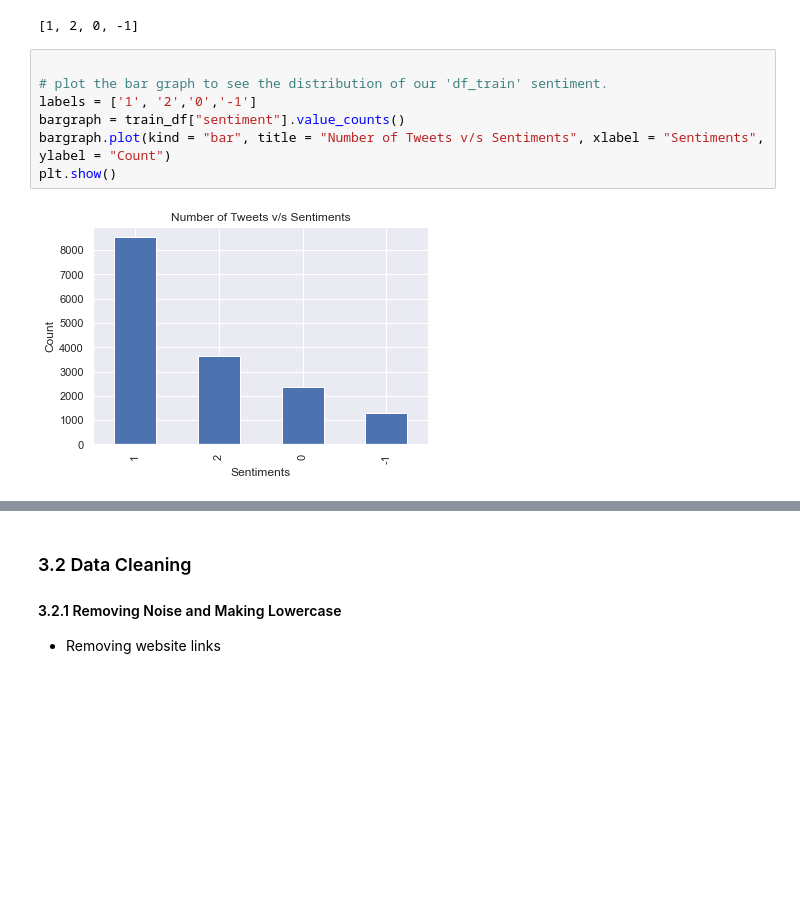
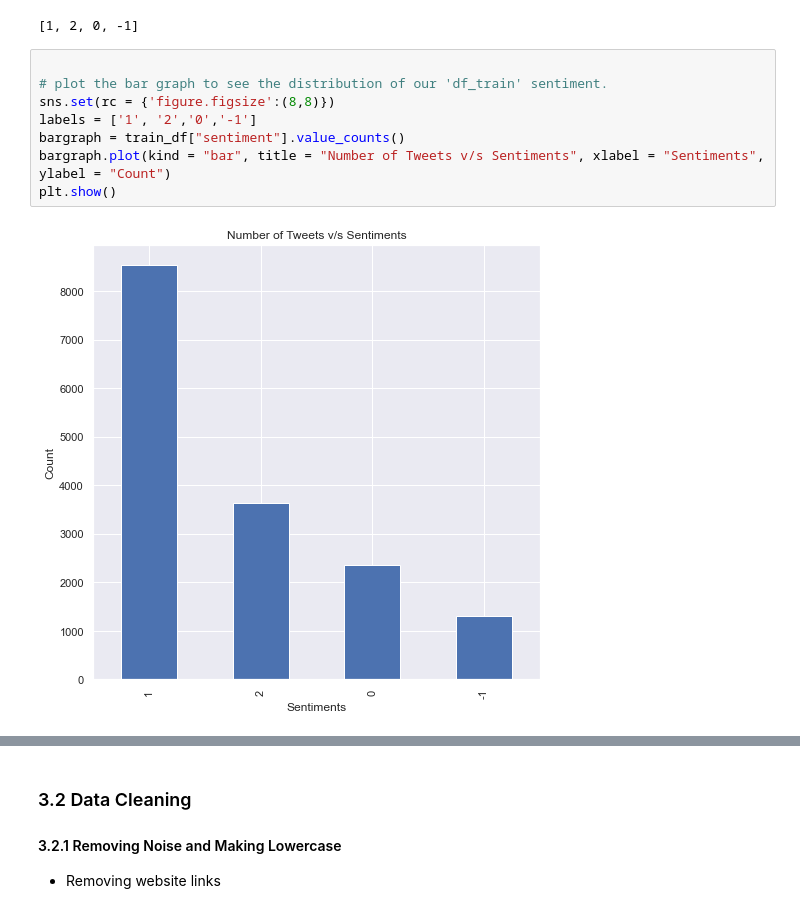
Before and after one commit to RogerA11/Team-GM4-classification-predict, a Jupyter notebook: Roger Arendse/edsa_climate_change_belief_analysis_2022.ipynb, the cells around one changed output, grey strips where cells are left out. Saved outputs shown, nothing was run; the diff lists cells and outputs as text; blank space fills up the shorter version.

```diff
--- a/Roger Arendse/edsa_climate_change_belief_analysis_2022.ipynb
+++ b/Roger Arendse/edsa_climate_change_belief_analysis_2022.ipynb
@@ -219,9 +219,10 @@ print(class_labels)
 # %%
 
 # plot the bar graph to see the distribution of our 'df_train' sentiment.
+sns.set(rc = {'figure.figsize':(8,8)})
 labels = ['1', '2','0','-1']
 bargraph = train_df["sentiment"].value_counts()
 bargraph.plot(kind = "bar", title = "Number of Tweets v/s Sentiments", xlabel = "Sentiments", ylabel = "Count")
 plt.show()
 # %% [output]
-[figure, old version]
+[figure, new version]
```
Also changed, not shown: parts of 57 cells of this notebook, 5 other files.
